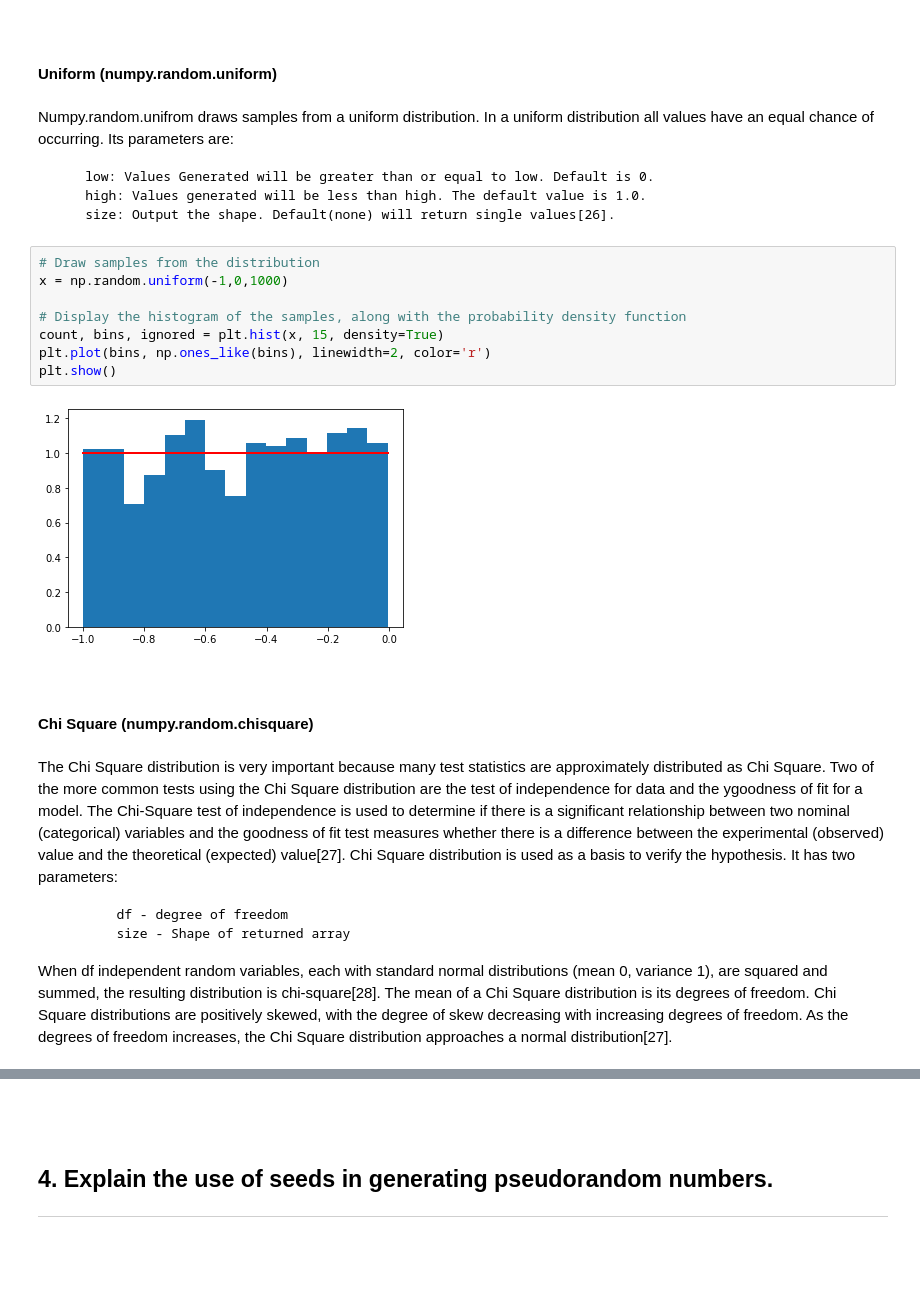
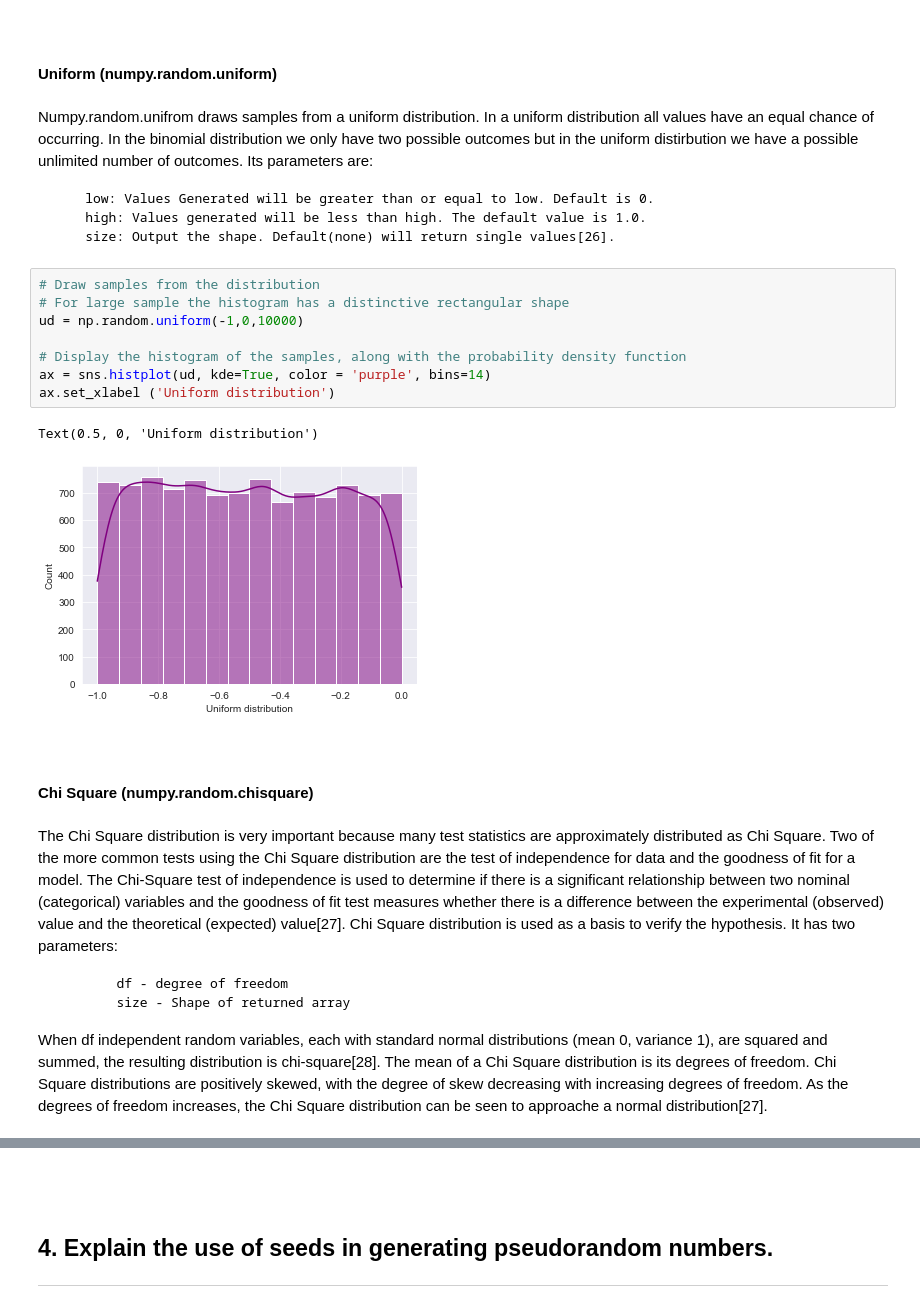
Before and after one commit to dconn20/numpy.random-package, a Jupyter notebook: Numpy.random - Package.ipynb, the cells around one changed output, grey strips where cells are left out. Cells and saved outputs as stored; diff of their text form; blank space fills up the shorter version.

```diff
--- a/Numpy.random - Package.ipynb
+++ b/Numpy.random - Package.ipynb
@@ -363,30 +354,31 @@ plt.show()
 
 #### Uniform (numpy.random.uniform)
 # %% [markdown]
-Numpy.random.unifrom draws samples from a uniform distribution. In a uniform distribution all values have an equal chance of occurring. Its parameters are:
+Numpy.random.unifrom draws samples from a uniform distribution. In a uniform distribution all values have an equal chance of occurring. In the binomial distribution we only have two possible outcomes but in the uniform distirbution we have a possible unlimited number of outcomes. Its parameters are:
 
         low: Values Generated will be greater than or equal to low. Default is 0.
         high: Values generated will be less than high. The default value is 1.0.
         size: Output the shape. Default(none) will return single values[26].
 # %%
 # Draw samples from the distribution
-x = np.random.uniform(-1,0,1000)
+# For large sample the histogram has a distinctive rectangular shape
+ud = np.random.uniform(-1,0,10000)
 
 # Display the histogram of the samples, along with the probability density function
-count, bins, ignored = plt.hist(x, 15, density=True)
-plt.plot(bins, np.ones_like(bins), linewidth=2, color='r')
-plt.show()
+ax = sns.histplot(ud, kde=True, color = 'purple', bins=14)
+ax.set_xlabel ('Uniform distribution')
 # %% [output]
+Text(0.5, 0, 'Uniform distribution')
-[figure, old version]
+[figure, new version]
 # %% [markdown]
 <br/>
 
 #### Chi Square (numpy.random.chisquare)
 # %% [markdown]
-The Chi Square distribution is very important because many test statistics are approximately distributed as Chi Square. Two of the more common tests using the Chi Square distribution are the test of independence for data and the ygoodness of fit for a model. The Chi-Square test of independence is used to determine if there is a significant relationship between two nominal (categorical) variables and the goodness of fit test measures whether there is a difference between the experimental (observed) value and the theoretical (expected) value[27]. Chi Square distribution is used as a basis to verify the hypothesis. It has two parameters:
+The Chi Square distribution is very important because many test statistics are approximately distributed as Chi Square. Two of the more common tests using the Chi Square distribution are the test of independence for data and the goodness of fit for a model. The Chi-Square test of independence is used to determine if there is a significant relationship between two nominal (categorical) variables and the goodness of fit test measures whether there is a difference between the experimental (observed) value and the theoretical (expected) value[27]. Chi Square distribution is used as a basis to verify the hypothesis. It has two parameters:
 
             df - degree of freedom
             size - Shape of returned array
 
-When df independent random variables, each with standard normal distributions (mean 0, variance 1), are squared and summed, the resulting distribution is chi-square[28]. The mean of a Chi Square distribution is its degrees of freedom. Chi Square distributions are positively skewed, with the degree of skew decreasing with increasing degrees of freedom. As the degrees of freedom increases, the Chi Square distribution approaches a normal distribution[27].
+When df independent random variables, each with standard normal distributions (mean 0, variance 1), are squared and summed, the resulting distribution is chi-square[28]. The mean of a Chi Square distribution is its degrees of freedom. Chi Square distributions are positively skewed, with the degree of skew decreasing with increasing degrees of freedom. As the degrees of freedom increases, the Chi Square distribution can be seen to approache a normal distribution[27].
 # %%
```
Also changed, not shown: parts of 7 cells of this notebook.
